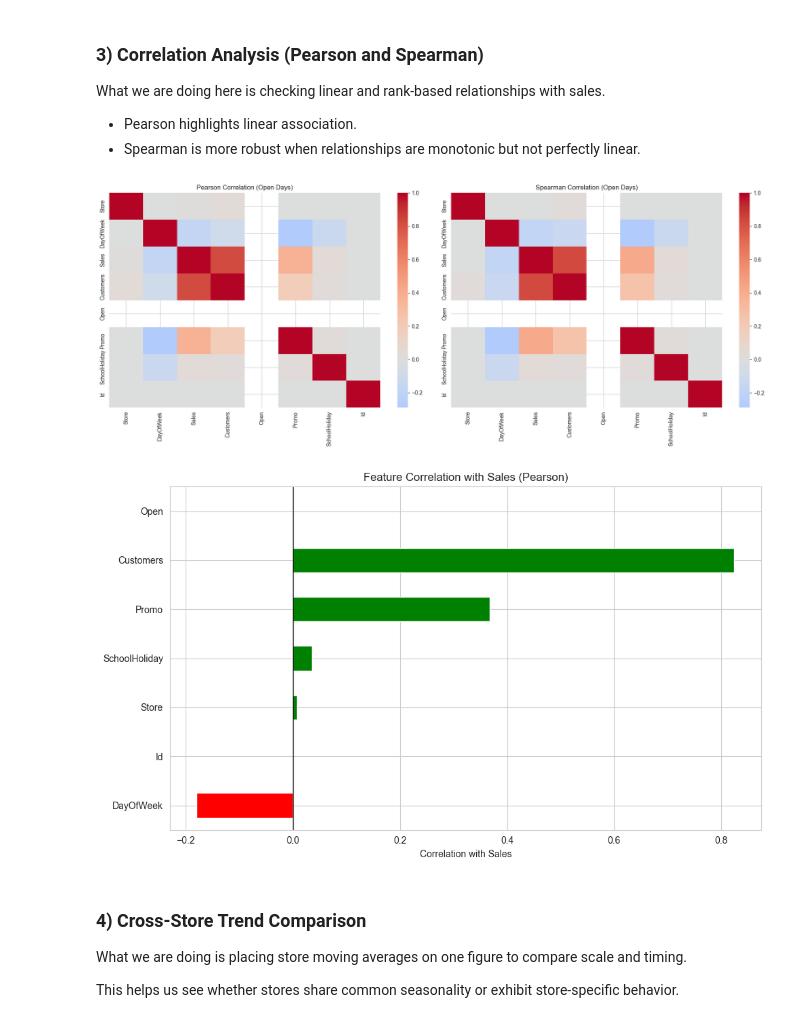
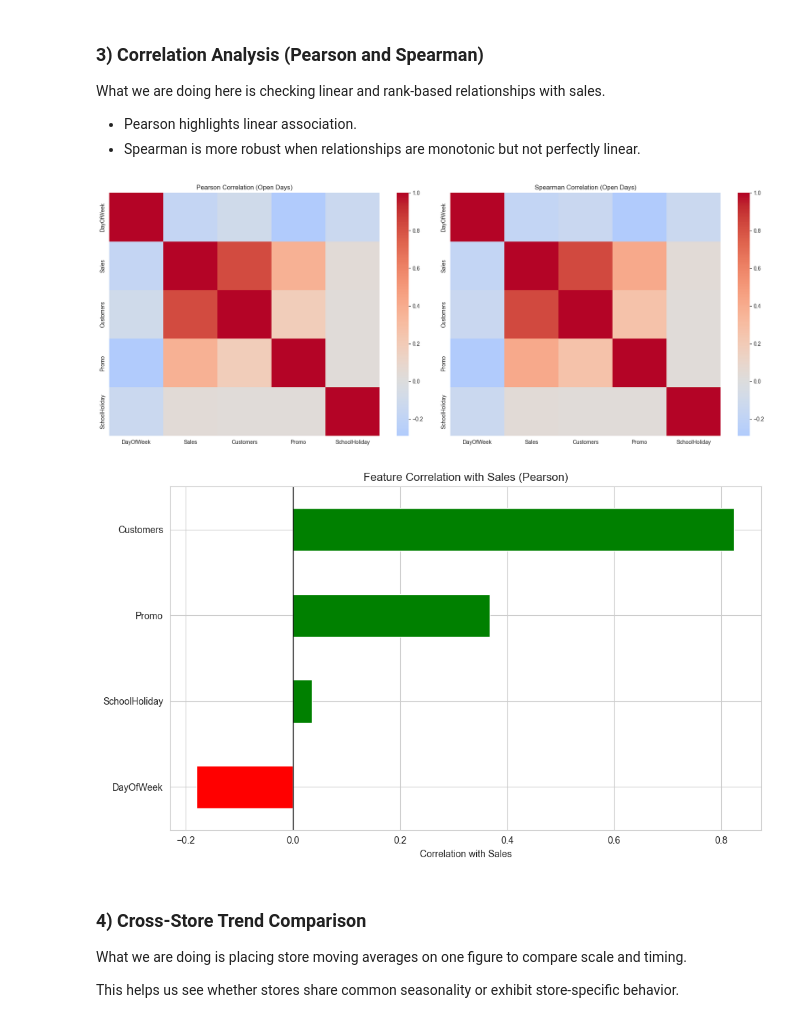
Before and after one commit to Nima-Enigma/ML_Project, a Jupyter notebook: solution/phase1_phase2.ipynb, the cells around one changed output. Cells and saved outputs as stored; diff of their text form; code cells hidden in the pictures.

```diff
--- a/solution/phase1_phase2.ipynb
+++ b/solution/phase1_phase2.ipynb
@@ -287,34 +286,40 @@ What we are doing here is checking linear and rank-based relationships with sale
 - Pearson highlights linear association.
 - Spearman is more robust when relationships are monotonic but not perfectly linear.
 # %%
-corr_df = train_df[train_df['Open'] == 1].select_dtypes(include=[np.number]).copy()
+# Use only open-day rows for fair comparison, but exclude non-feature identifiers/flags from correlation matrix.
+exclude_corr_cols = {'Open', 'Id', 'Store'}
+corr_numeric_cols = [
+    c for c in train_df.select_dtypes(include=[np.number]).columns
+    if c not in exclude_corr_cols
+]
+corr_df = train_df.loc[train_df['Open'] == 1, corr_numeric_cols].copy()
 
 pearson_corr = corr_df.corr(method='pearson')
 spearman_corr = corr_df.corr(method='spearman')
 
 fig, axes = plt.subplots(1, 2, figsize=(18, 7))
 sns.heatmap(pearson_corr, cmap='coolwarm', center=0, ax=axes[0])
 axes[0].set_title('Pearson Correlation (Open Days)')
 
 sns.heatmap(spearman_corr, cmap='coolwarm', center=0, ax=axes[1])
 axes[1].set_title('Spearman Correlation (Open Days)')
 
 plt.tight_layout()
 plt.show()
 
 sales_corr = pearson_corr['Sales'].drop('Sales').sort_values()
 colors = ['green' if v > 0 else 'red' for v in sales_corr.values]
 
 plt.figure(figsize=(10, 6))
 sales_corr.plot(kind='barh', color=colors)
 plt.title('Feature Correlation with Sales (Pearson)')
 plt.xlabel('Correlation with Sales')
 plt.axvline(0, color='black', linewidth=1)
 plt.tight_layout()
 plt.show()
 # %% [output]
-[figure, old version]
+[figure, new version]
-[figure, old version]
+[figure, new version]
 # %% [markdown]
 ### 4) Cross-Store Trend Comparison
 
```
Also changed, not shown: parts of 4 cells of this notebook, 2 other files.
